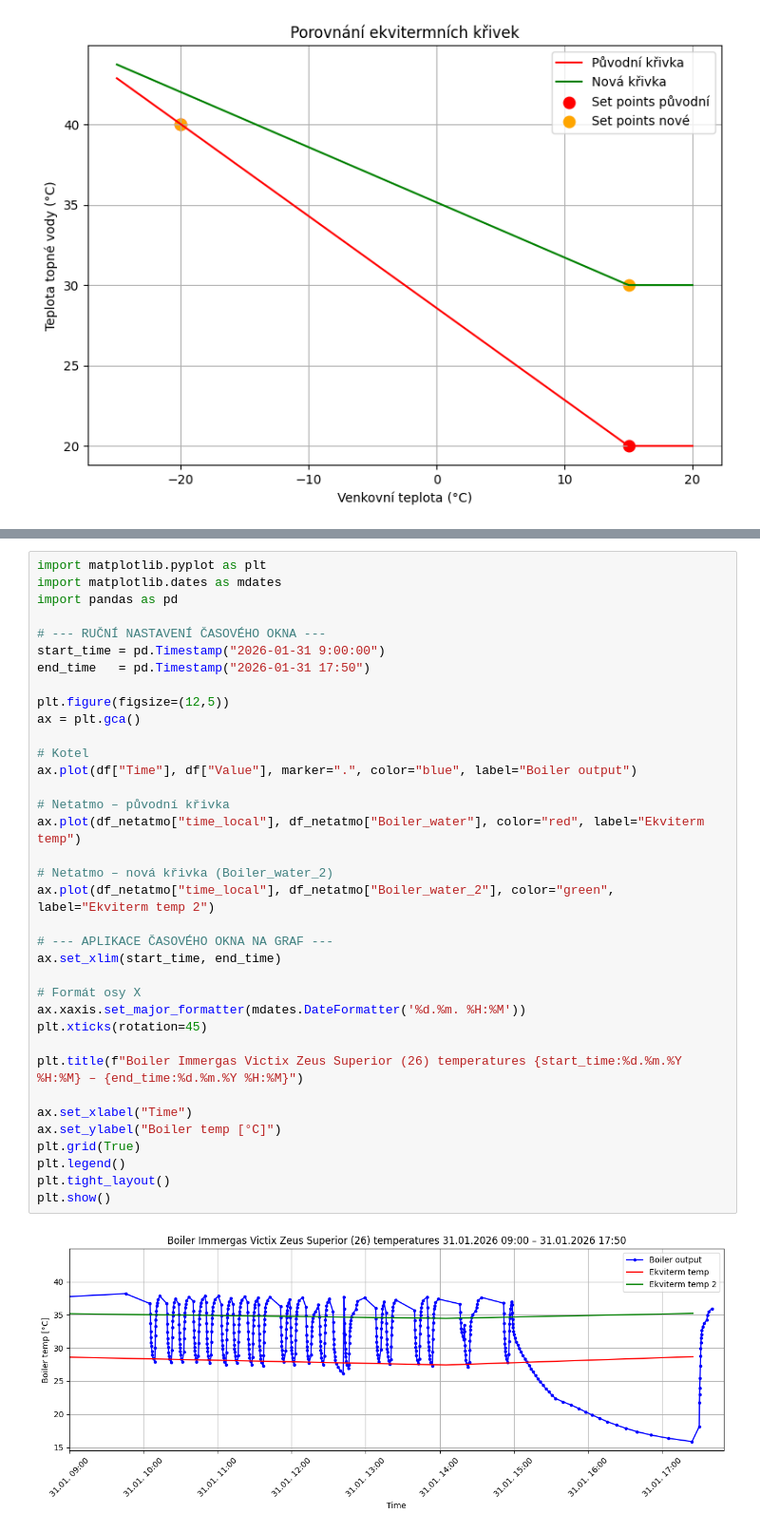
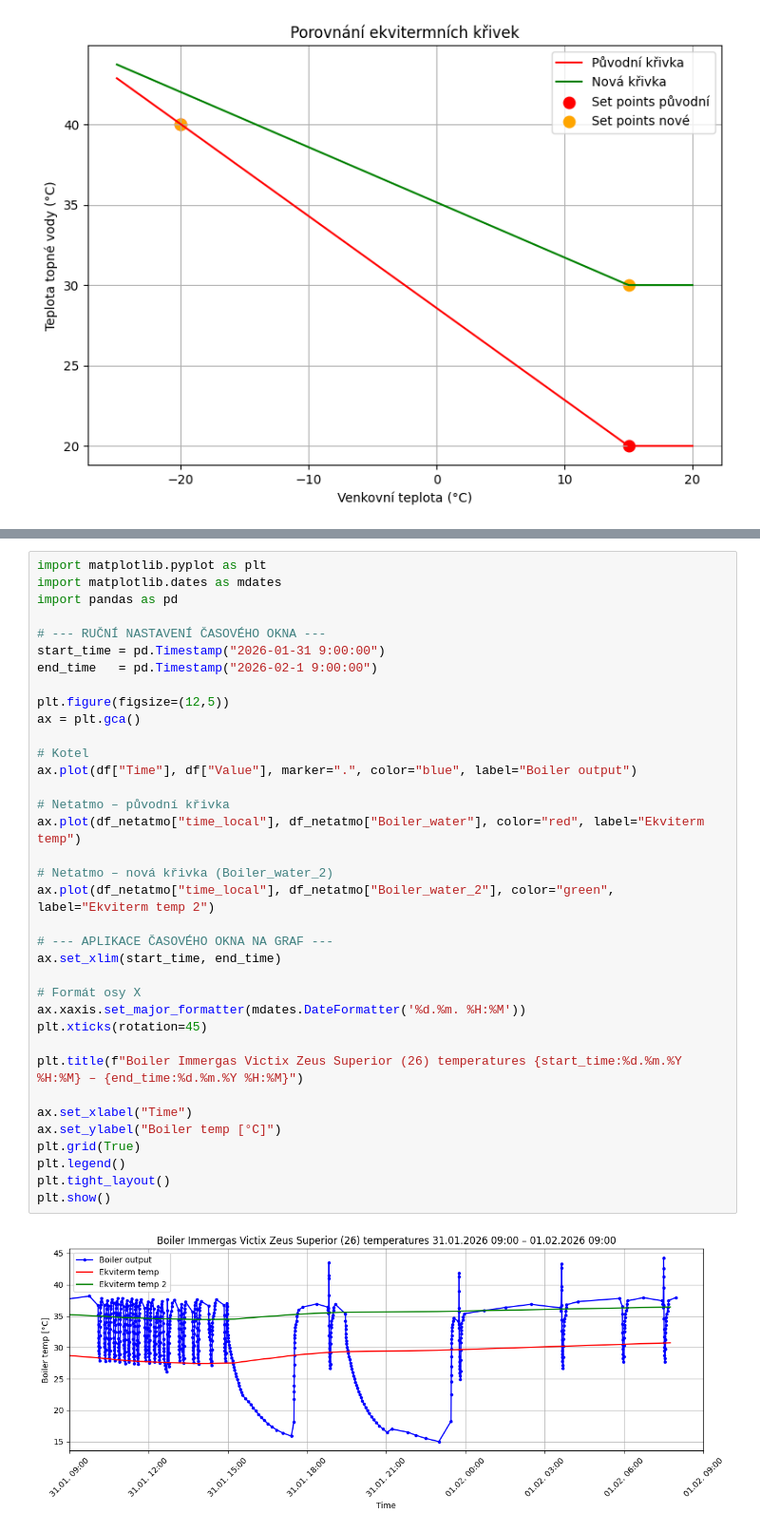
Before and after one commit to MarekCoderslab/Teploty_kotle, a Jupyter notebook: Teplota_kotle.ipynb, the cells around one changed output, grey strips where cells are left out. Shown at 95% size. Cells and saved outputs as stored; diff of their text form.

```diff
--- a/Teplota_kotle.ipynb
+++ b/Teplota_kotle.ipynb
@@ -201,37 +201,37 @@ import pandas as pd
 
 # --- RUČNÍ NASTAVENÍ ČASOVÉHO OKNA ---
 start_time = pd.Timestamp("2026-01-31 9:00:00")
-end_time   = pd.Timestamp("2026-01-31 17:50")
+end_time   = pd.Timestamp("2026-02-1 9:00:00")
 
 plt.figure(figsize=(12,5))
 ax = plt.gca()
 
 # Kotel
 ax.plot(df["Time"], df["Value"], marker=".", color="blue", label="Boiler output")
 
 # Netatmo – původní křivka
 ax.plot(df_netatmo["time_local"], df_netatmo["Boiler_water"], color="red", label="Ekviterm temp")
 
 # Netatmo – nová křivka (Boiler_water_2)
 ax.plot(df_netatmo["time_local"], df_netatmo["Boiler_water_2"], color="green", label="Ekviterm temp 2")
 
 # --- APLIKACE ČASOVÉHO OKNA NA GRAF ---
 ax.set_xlim(start_time, end_time)
 
 # Formát osy X
 ax.xaxis.set_major_formatter(mdates.DateFormatter('%d.%m. %H:%M'))
 plt.xticks(rotation=45)
 
 plt.title(f"Boiler Immergas Victix Zeus Superior (26) temperatures {start_time:%d.%m.%Y %H:%M} – {end_time:%d.%m.%Y %H:%M}")
 
 ax.set_xlabel("Time")
 ax.set_ylabel("Boiler temp [°C]")
 plt.grid(True)
 plt.legend()
 plt.tight_layout()
 plt.show()
 # %% [output]
-[figure, old version]
+[figure, new version]
 # %%
 import pandas as pd
 import matplotlib.pyplot as plt
```
Also changed, not shown: parts of 7 cells of this notebook, 3 other files.
